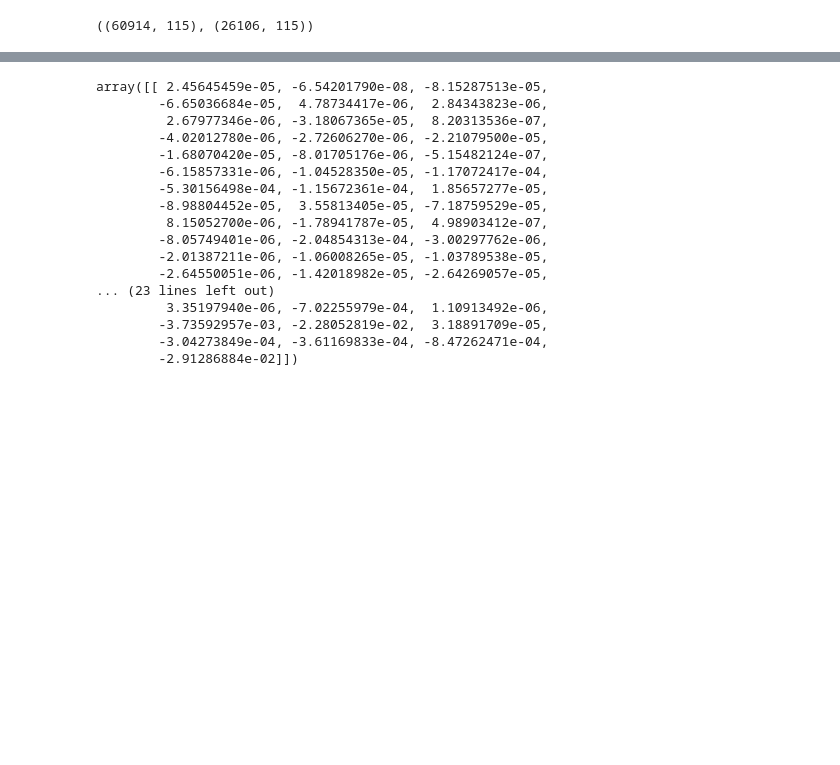
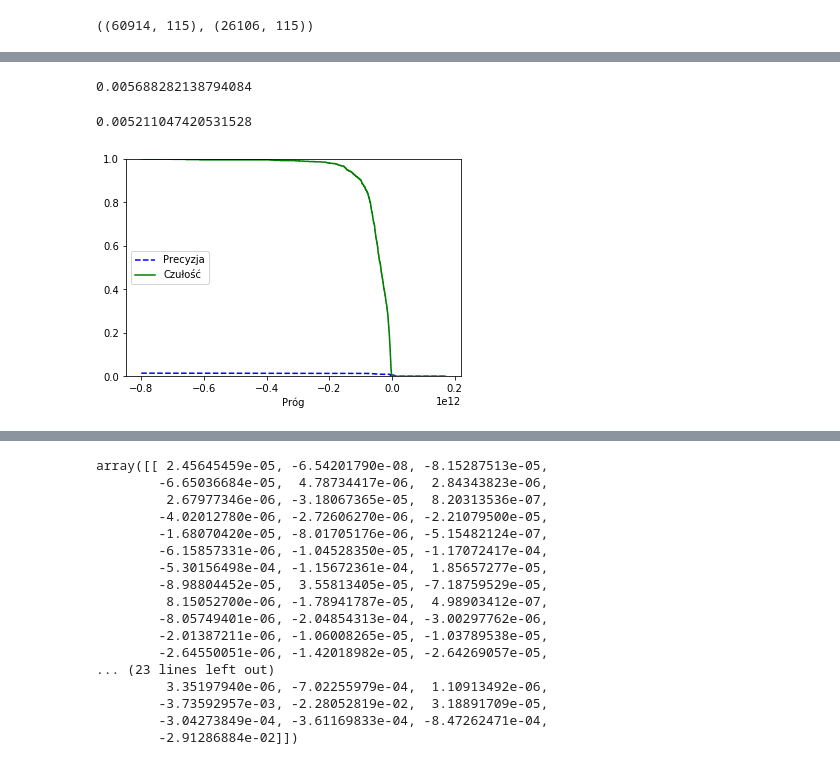
Before and after one commit to annawozz/Projekt_zaliczenie, a Jupyter notebook: Projekt2_AWozniak.ipynb, the cells around one changed output, grey strips where cells are left out. Cells and saved outputs as stored; diff of their text form; code cells hidden in the pictures; blank space fills up the shorter version.

```diff
--- a/Projekt2_AWozniak.ipynb
+++ b/Projekt2_AWozniak.ipynb
@@ -792,4 +838,0 @@ from sklearn.metrics import accuracy_score
-# %%
-model_lr = LogisticRegression()
-model_lr.fit(X_train, y_train)
-accuracy_score(model_lr.predict(X_test), y_test)
@@ -797,0 +839,3 @@ accuracy_score(model_lr.predict(X_test), y_test)
+# %%
+sgd_clf = SGDClassifier(random_state=42)
+sgd_clf.fit(X_train, y_train)
@@ -797,0 +883,7 @@ accuracy_score(model_lr.predict(X_test), y_test)
+# %%
+# Miara jakości R - czułość, proporcja poprawnie rozpoznanych obserwacji w sytuacji, gdy pochodzą one tak naprawdę
+# z pierwszej klasy
+from sklearn.metrics import recall_score
+recall_score(y_train, y_train_pred)
+# %% [output]
+0.005688282138794084
@@ -797,0 +894,25 @@ accuracy_score(model_lr.predict(X_test), y_test)
+# %%
+# Miara jakości F1 - średnia harmoniczna z czułości i precyzji
+from sklearn.metrics import f1_score
+f1_score(y_train, y_train_pred)
+# %% [output]
+0.005211047420531528
+# %%
+y_scores = cross_val_predict(sgd_clf, X_train, y_train, cv=3, method="decision_function")
+# %%
+# Mając wyniki decyzyjne możemy wyliczyć precyzję i czułość dla wszystkich możliwych progów
+# za pomocą funkcji precision_recall_curve()
+from sklearn.metrics import precision_recall_curve
+precisions, recalls, thresholds = precision_recall_curve(y_train, y_scores)
+# %%
+def plot_precision_recall_vs_threshold(precisions,recalls, thresholds):
+    plt.plot(thresholds, precisions[:-1], "b--", label="Precyzja")
+    plt.plot(thresholds, recalls[:-1], "g-", label="Czułość")
+    plt.xlabel("Próg")
+    plt.legend(loc="center left")
+    plt.ylim([0, 1])
+
+plot_precision_recall_vs_threshold(precisions, recalls, thresholds)
+plt.show()
+# %% [output]
+[figure, added]
```
Also changed, not shown: parts of 94 cells of this notebook.
